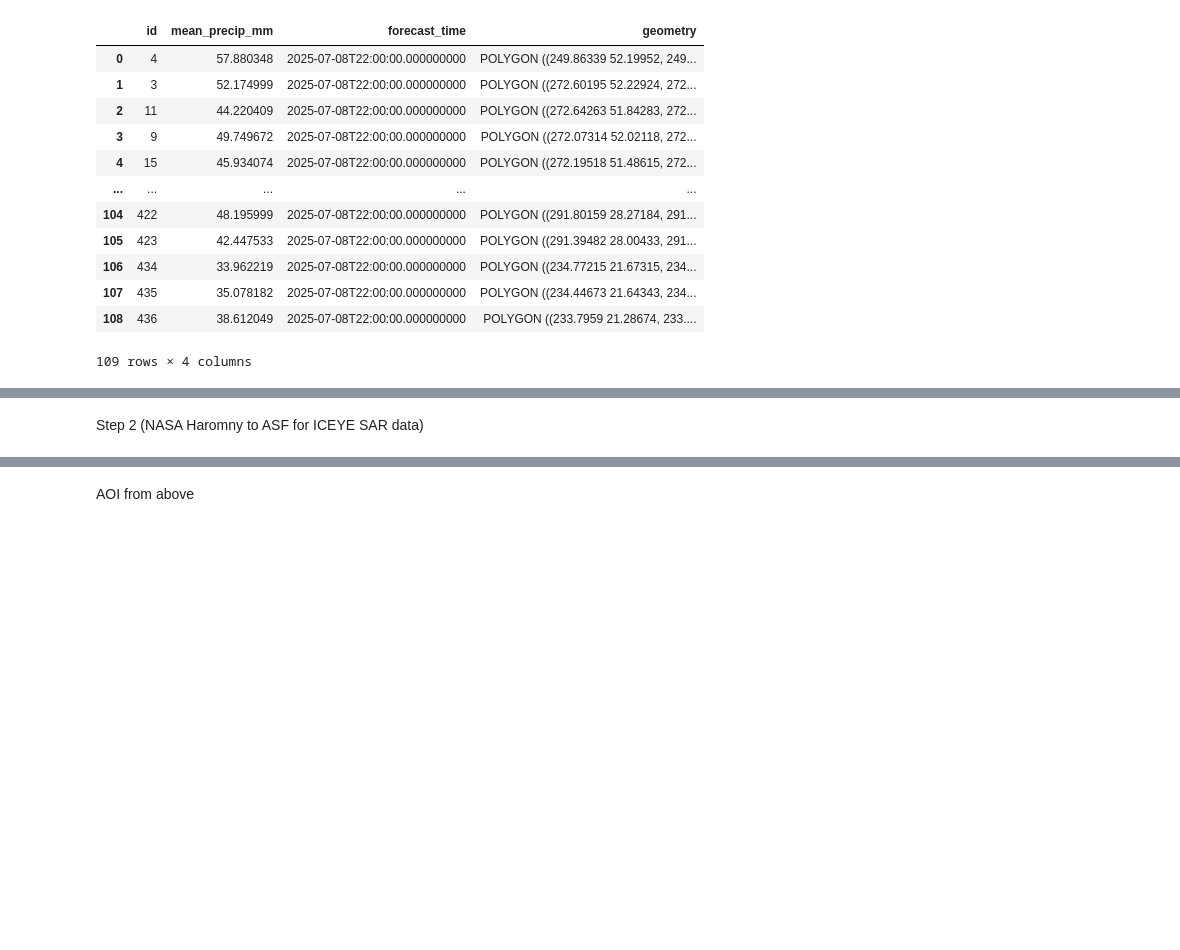
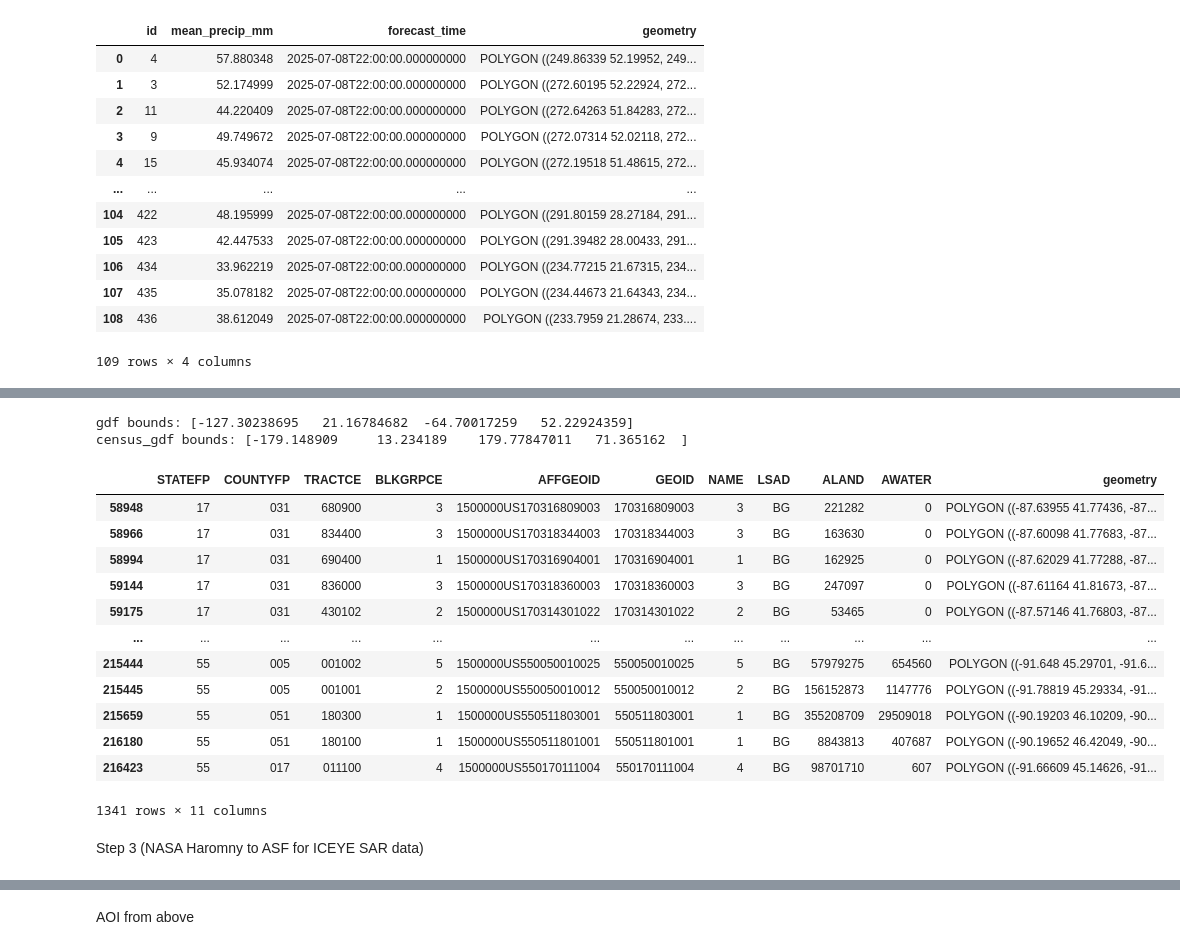
Before and after one commit to MayerT1/PIPECAST, a Jupyter notebook: Step1_HRRR_AOI_Delineation.ipynb, the cells around one changed output, grey strips where cells are left out. Drawn from its saved outputs; the diff is of its cells as text; code cells hidden in the pictures; blank space fills up the shorter version.

```diff
--- a/Step1_HRRR_AOI_Delineation.ipynb
+++ b/Step1_HRRR_AOI_Delineation.ipynb
@@ -188,3 +318,25 @@ m
+# %%
+print("gdf bounds:", gdf.total_bounds)           # [minx, miny, maxx, maxy]
+print("census_gdf bounds:", census_gdf.total_bounds)
+# %% [output]
+gdf bounds: [-127.30238695   21.16784682  -64.70017259   52.22924359]
+census_gdf bounds: [-179.148909     13.234189    179.77847011   71.365162  ]
+# %%
+clipped_census
+# %% [output]
+|  | STATEFP | COUNTYFP | TRACTCE | BLKGRPCE | AFFGEOID | GEOID | NAME | LSAD | ALAND | AWATER | geometry |
+| 58948 | 17 | 031 | 680900 | 3 | 1500000US170316809003 | 170316809003 | 3 | BG | 221282 | 0 | POLYGON ((-87.63955 41.77436, -87... |
+| 58966 | 17 | 031 | 834400 | 3 | 1500000US170318344003 | 170318344003 | 3 | BG | 163630 | 0 | POLYGON ((-87.60098 41.77683, -87... |
+| 58994 | 17 | 031 | 690400 | 1 | 1500000US170316904001 | 170316904001 | 1 | BG | 162925 | 0 | POLYGON ((-87.62029 41.77288, -87... |
+| 59144 | 17 | 031 | 836000 | 3 | 1500000US170318360003 | 170318360003 | 3 | BG | 247097 | 0 | POLYGON ((-87.61164 41.81673, -87... |
+| 59175 | 17 | 031 | 430102 | 2 | 1500000US170314301022 | 170314301022 | 2 | BG | 53465 | 0 | POLYGON ((-87.57146 41.76803, -87... |
+| ... | ... | ... | ... | ... | ... | ... | ... | ... | ... | ... | ... |
+| 215444 | 55 | 005 | 001002 | 5 | 1500000US550050010025 | 550050010025 | 5 | BG | 57979275 | 654560 | POLYGON ((-91.648 45.29701, -91.6... |
+| 215445 | 55 | 005 | 001001 | 2 | 1500000US550050010012 | 550050010012 | 2 | BG | 156152873 | 1147776 | POLYGON ((-91.78819 45.29334, -91... |
+| 215659 | 55 | 051 | 180300 | 1 | 1500000US550511803001 | 550511803001 | 1 | BG | 355208709 | 29509018 | POLYGON ((-90.19203 46.10209, -90... |
+| 216180 | 55 | 051 | 180100 | 1 | 1500000US550511801001 | 550511801001 | 1 | BG | 8843813 | 407687 | POLYGON ((-90.19652 46.42049, -90... |
+| 216423 | 55 | 017 | 011100 | 4 | 1500000US550170111004 | 550170111004 | 4 | BG | 98701710 | 607 | POLYGON ((-91.66609 45.14626, -91... |
+1341 rows × 11 columns
 # %% [markdown]
-Step 2 (NASA Haromny to ASF for ICEYE SAR data)
+Step 3 (NASA Haromny to ASF for ICEYE SAR data)
 # %%
```
Also changed, not shown: parts of 24 cells of this notebook.
